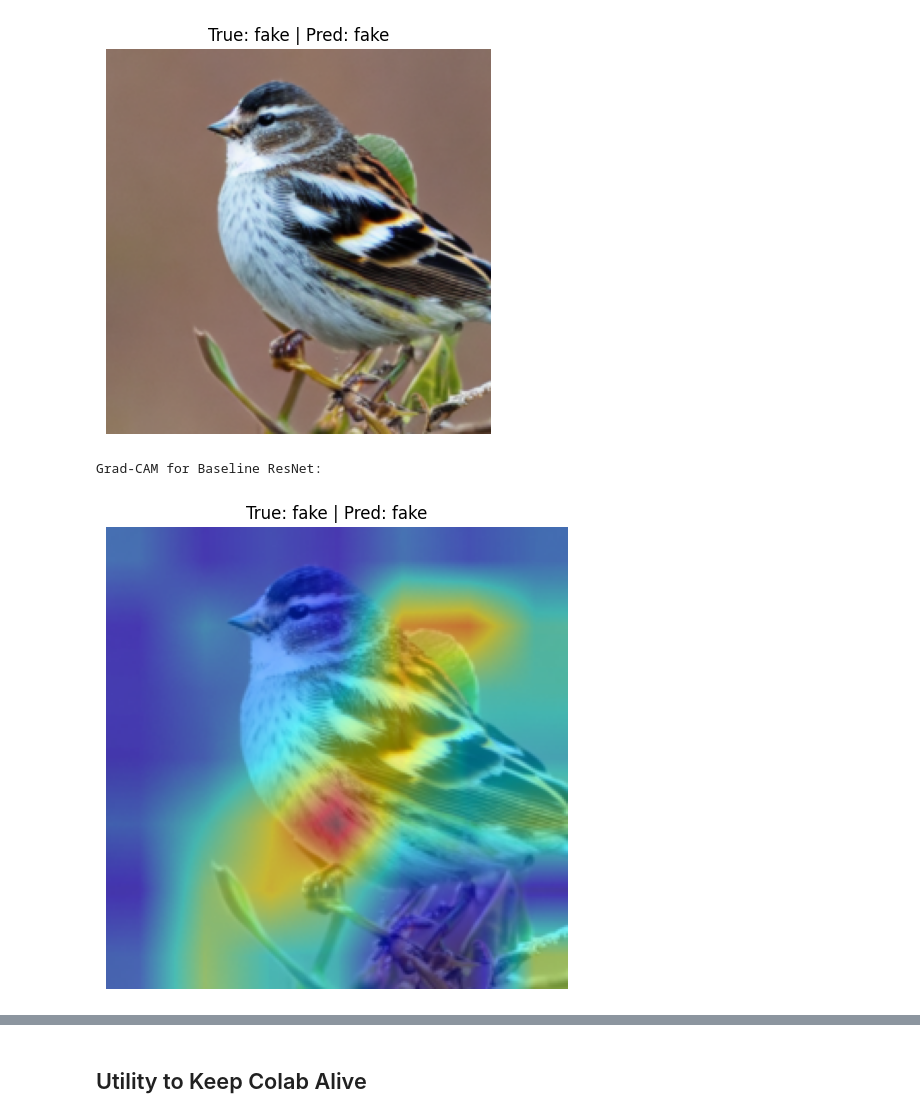
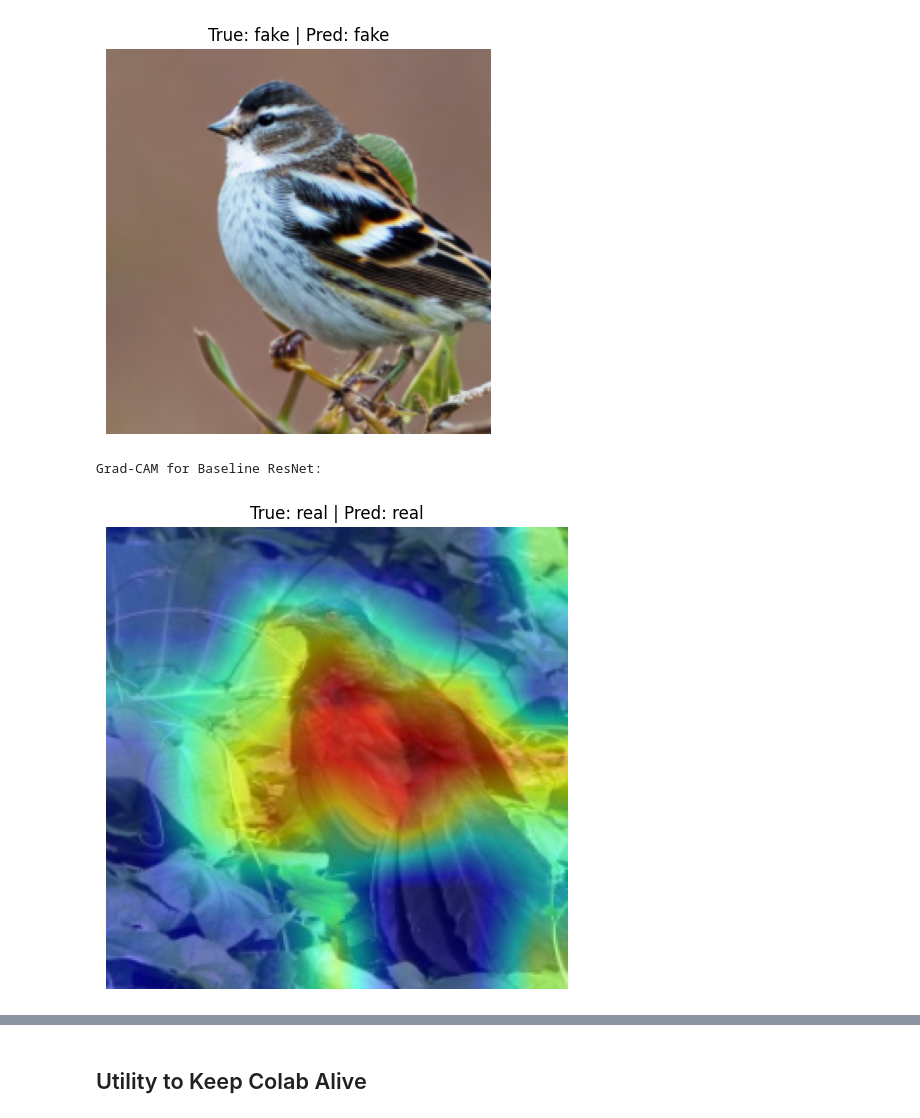
Before and after one commit to 0UMI0/g-aid, a Jupyter notebook: g_aid.ipynb, the cells around one changed output, grey strips where cells are left out. Drawn from its saved outputs; the diff is of its cells as text; code cells hidden in the pictures.

```diff
--- a/g_aid.ipynb
+++ b/g_aid.ipynb
@@ -1051,7 +1049,7 @@ train Loss: 0.0278 Acc: 0.9903
 # %%
 
 # Get one image from dataset
-img, label = test_dataset[13000]
+img, label = test_dataset[300]
 label_name = test_dataset.classes[label]
 
 # Add batch dimension: [C, H, W] -> [1, C, H, W]
@@ -1723,26 +1718,25 @@ def display_grad_cam(model, img_tensor, true_label, class_names, target_layers,
 # %%
 # Example usage with the baseline ResNet model
 
 # Select an image from the test_dataset (assuming it uses transform_eval compatible with baseline model)
 # For baseline model, we use the `model` variable that was loaded from `best_model_params1.pth`
-img_tensor_baseline, label_baseline = test_dataset[300]
+img_tensor_baseline, label_baseline = test_dataset[13000]
 
 # Define the target layers for the baseline ResNet model
 target_layers_baseline = [bl_model_test.layer4[-1]]
 
 print("Grad-CAM for Baseline ResNet:")
 display_grad_cam(
-    model=bl_model_test,
-    img_tensor=img_tensor_baseline,
+    model=bl_model_test,img_tensor=img_tensor_baseline,
     true_label=label_baseline,
     class_names=class_names,
     target_layers=target_layers_baseline,
     device=device,
     is_normalized=True # Baseline model uses normalized transforms
 )
 # %% [output]
 Grad-CAM for Baseline ResNet:
-[figure, old version]
+[figure, new version]
 # %%
 # Example usage with the NPR ResNet model
 
```
Also changed, not shown: parts of 8 cells of this notebook.
